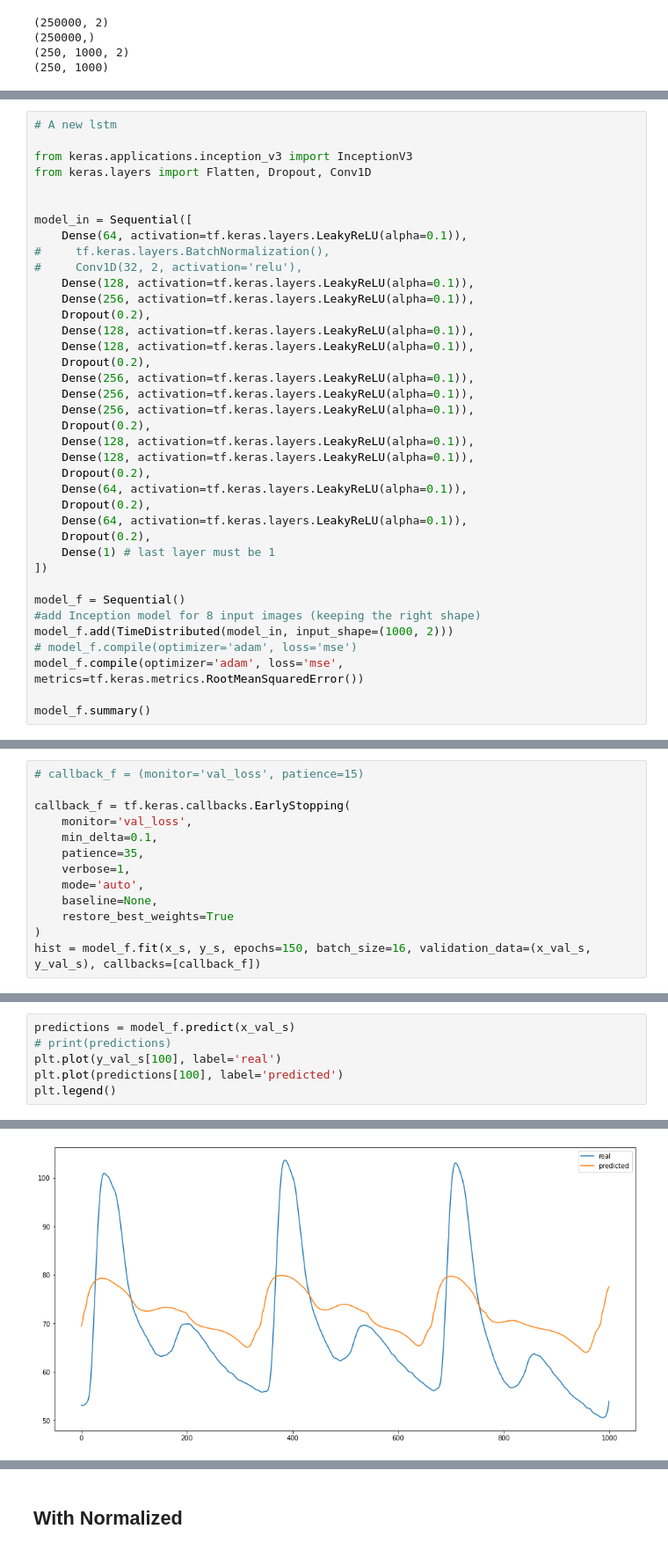
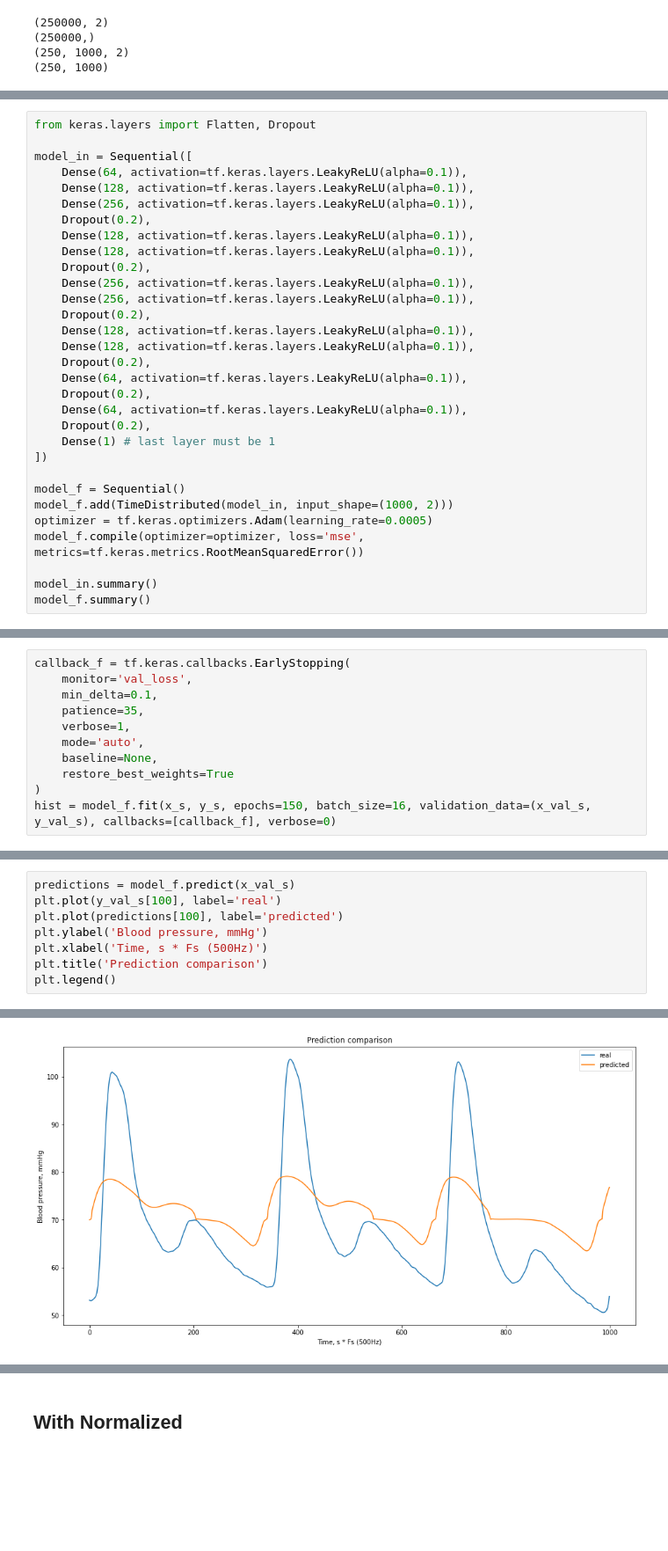
Before and after one commit to Double-Bonus/BP-estimation, a Jupyter notebook: blood-estimation.ipynb, the cells around one changed output, grey strips where cells are left out. Shown at 88% size. Drawn from its saved outputs; the diff is of its cells as text; blank space fills up the shorter version.

Commit message:
Kaggle Notebook | Blood estimation | Version 12

```diff
--- a/blood-estimation.ipynb
+++ b/blood-estimation.ipynb
@@ -587,21 +421,14 @@ plt.plot(predictions[100])
 # %%
-# A new lstm
-
-from keras.applications.inception_v3 import InceptionV3
-from keras.layers import Flatten, Dropout, Conv1D
-
+from keras.layers import Flatten, Dropout
 
 model_in = Sequential([
     Dense(64, activation=tf.keras.layers.LeakyReLU(alpha=0.1)),
-#     tf.keras.layers.BatchNormalization(),
-#     Conv1D(32, 2, activation='relu'),
     Dense(128, activation=tf.keras.layers.LeakyReLU(alpha=0.1)),
     Dense(256, activation=tf.keras.layers.LeakyReLU(alpha=0.1)),
     Dropout(0.2),
     Dense(128, activation=tf.keras.layers.LeakyReLU(alpha=0.1)),
     Dense(128, activation=tf.keras.layers.LeakyReLU(alpha=0.1)),
     Dropout(0.2),
-    Dense(256, activation=tf.keras.layers.LeakyReLU(alpha=0.1)),
     Dense(256, activation=tf.keras.layers.LeakyReLU(alpha=0.1)),
     Dense(256, activation=tf.keras.layers.LeakyReLU(alpha=0.1)),
     Dropout(0.2),
@@ -616,10 +443,10 @@ model_in = Sequential([
 ])
 
 model_f = Sequential()
-#add Inception model for 8 input images (keeping the right shape)
 model_f.add(TimeDistributed(model_in, input_shape=(1000, 2)))
-# model_f.compile(optimizer='adam', loss='mse')
-model_f.compile(optimizer='adam', loss='mse', metrics=tf.keras.metrics.RootMeanSquaredError())
+optimizer = tf.keras.optimizers.Adam(learning_rate=0.0005)
+model_f.compile(optimizer=optimizer, loss='mse', metrics=tf.keras.metrics.RootMeanSquaredError())
 
+model_in.summary()
 model_f.summary()
 # %% [output]
@@ -634,8 +468,6 @@ Trainable params: 317,441
 Non-trainable params: 0
 _________________________________________________________________
 # %%
-# callback_f = (monitor='val_loss', patience=15)
-
 callback_f = tf.keras.callbacks.EarlyStopping(
     monitor='val_loss',
     min_delta=0.1,
@@ -645,5 +477,5 @@ callback_f = tf.keras.callbacks.EarlyStopping(
     baseline=None,
     restore_best_weights=True
 )
-hist = model_f.fit(x_s, y_s, epochs=150, batch_size=16, validation_data=(x_val_s, y_val_s), callbacks=[callback_f])
+hist = model_f.fit(x_s, y_s, epochs=150, batch_size=16, validation_data=(x_val_s, y_val_s), callbacks=[callback_f], verbose=0)
 # %% [output]
@@ -676,12 +493,14 @@ plt.legend()
 # %%
 predictions = model_f.predict(x_val_s)
-# print(predictions)
 plt.plot(y_val_s[100], label='real')
 plt.plot(predictions[100], label='predicted')
+plt.ylabel('Blood pressure, mmHg')
+plt.xlabel('Time, s * Fs (500Hz)')
+plt.title('Prediction comparison')
 plt.legend()
 # %% [output]
 <matplotlib.legend.Legend at 0x...>
-[figure, old version]
+[figure, new version]
 # %%
 plt.plot(y_val_s[0], label='real')
 plt.plot(predictions[0], label='predicted')
```
Also changed, not shown: parts of 38 cells of this notebook.
